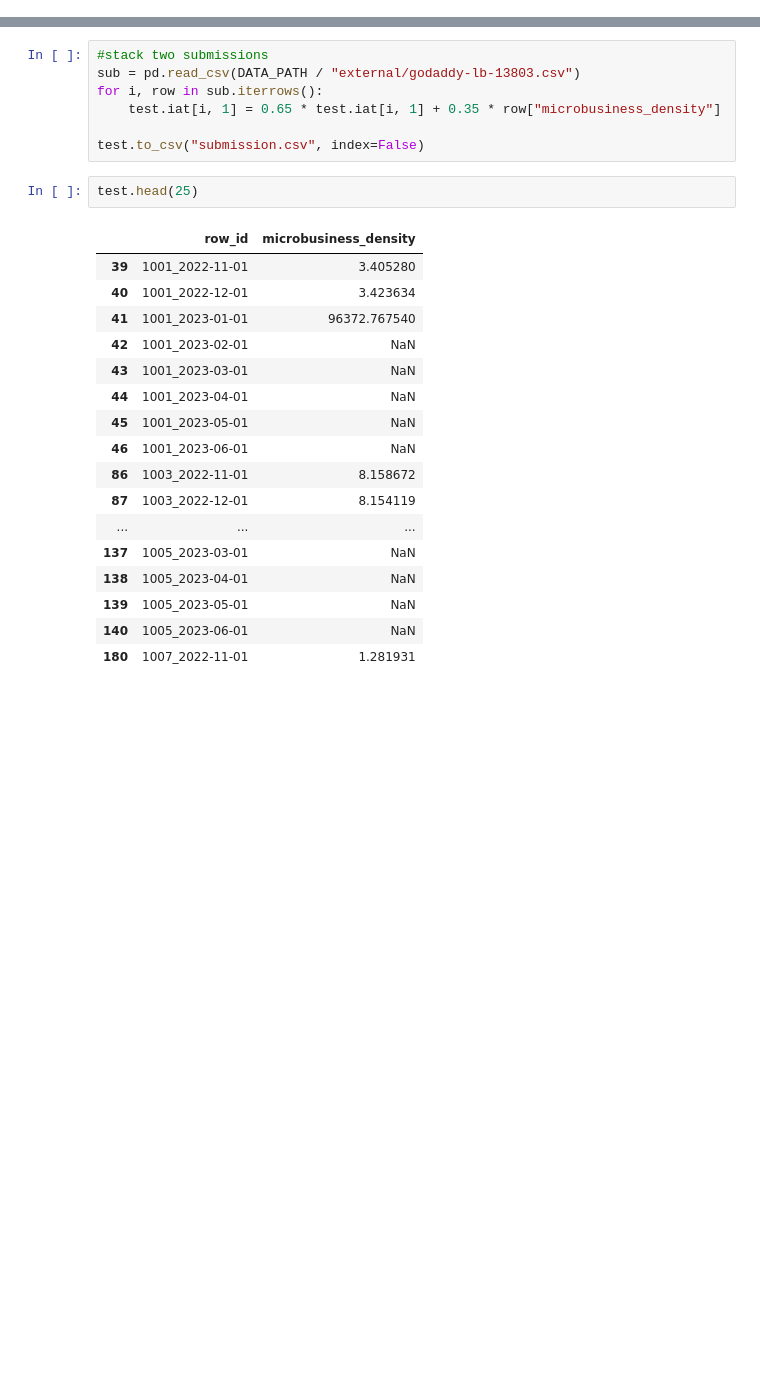
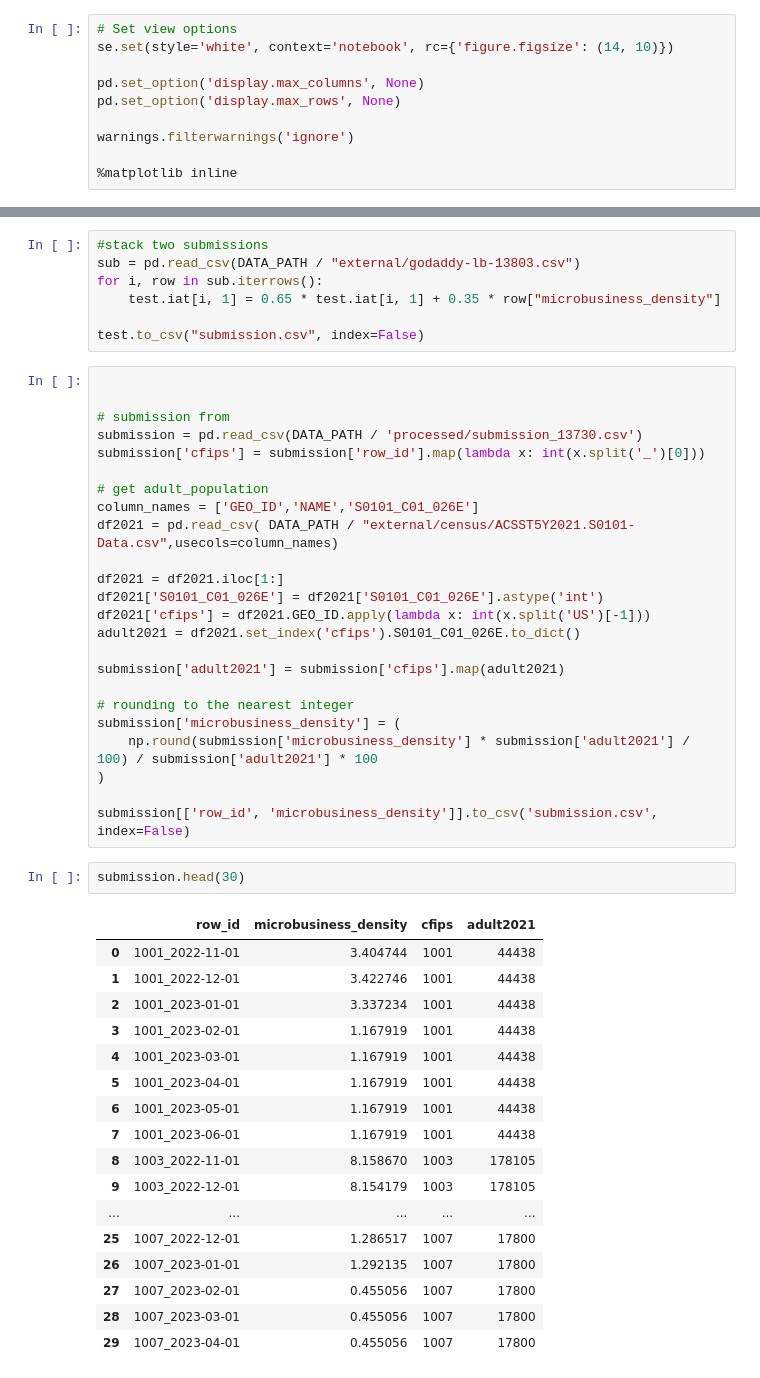
Before and after one commit to ArtemBoltaev/microbisuness_density_forecasting_kaggle, a Jupyter notebook: notebooks/godaddy-tune-catboost-by-jst.ipynb, the cells around one changed output, grey strips where cells are left out. Cells and saved outputs as stored; diff of their text form; blank space fills up the shorter version.

```diff
--- a/notebooks/godaddy-tune-catboost-by-jst.ipynb
+++ b/notebooks/godaddy-tune-catboost-by-jst.ipynb
@@ -11,3 +14,13 @@ from pathlib import Path
+# %%
+# Set view options
+se.set(style='white', context='notebook', rc={'figure.figsize': (14, 10)})
+
+pd.set_option('display.max_columns', None)
+pd.set_option('display.max_rows', None)
+
+warnings.filterwarnings('ignore')
+
+%matplotlib inline
 # %% [markdown]
 # 1.Load data
 # %%
@@ -644,23 +639,47 @@ for i, row in sub.iterrows():
     test.iat[i, 1] = 0.65 * test.iat[i, 1] + 0.35 * row["microbusiness_density"]
 
 test.to_csv("submission.csv", index=False)
+# %%
+
+
+# submission from
+submission = pd.read_csv(DATA_PATH / 'processed/submission_13730.csv')
+submission['cfips'] = submission['row_id'].map(lambda x: int(x.split('_')[0]))
+
+# get adult_population
+column_names = ['GEO_ID','NAME','S0101_C01_026E']
+df2021 = pd.read_csv( DATA_PATH / "external/census/ACSST5Y2021.S0101-Data.csv",usecols=column_names)
+
+df2021 = df2021.iloc[1:]
+df2021['S0101_C01_026E'] = df2021['S0101_C01_026E'].astype('int')
+df2021['cfips'] = df2021.GEO_ID.apply(lambda x: int(x.split('US')[-1]))
+adult2021 = df2021.set_index('cfips').S0101_C01_026E.to_dict()
+
+submission['adult2021'] = submission['cfips'].map(adult2021)
+
+# rounding to the nearest integer
+submission['microbusiness_density'] = (
+    np.round(submission['microbusiness_density'] * submission['adult2021'] / 100) / submission['adult2021'] * 100
+)
+
+submission[['row_id', 'microbusiness_density']].to_csv('submission.csv', index=False)
 # %%
-test.head(25)
+submission.head(30)
 # %% [output]
-|  | row_id | microbusiness_density |
-| 39 | 1001_2022-11-01 | 3.405280 |
-| 40 | 1001_2022-12-01 | 3.423634 |
-| 41 | 1001_2023-01-01 | 96372.767540 |
-| 42 | 1001_2023-02-01 | NaN |
-| 43 | 1001_2023-03-01 | NaN |
-| 44 | 1001_2023-04-01 | NaN |
-| 45 | 1001_2023-05-01 | NaN |
-| 46 | 1001_2023-06-01 | NaN |
-| 86 | 1003_2022-11-01 | 8.158672 |
-| 87 | 1003_2022-12-01 | 8.154119 |
-| ... | ... | ... |
-| 137 | 1005_2023-03-01 | NaN |
-| 138 | 1005_2023-04-01 | NaN |
-| 139 | 1005_2023-05-01 | NaN |
-| 140 | 1005_2023-06-01 | NaN |
-| 180 | 1007_2022-11-01 | 1.281931 |
+|  | row_id | microbusiness_density | cfips | adult2021 |
+| 0 | 1001_2022-11-01 | 3.404744 | 1001 | 44438 |
+| 1 | 1001_2022-12-01 | 3.422746 | 1001 | 44438 |
+| 2 | 1001_2023-01-01 | 3.337234 | 1001 | 44438 |
+| 3 | 1001_2023-02-01 | 1.167919 | 1001 | 44438 |
+| 4 | 1001_2023-03-01 | 1.167919 | 1001 | 44438 |
+| 5 | 1001_2023-04-01 | 1.167919 | 1001 | 44438 |
+| 6 | 1001_2023-05-01 | 1.167919 | 1001 | 44438 |
+| 7 | 1001_2023-06-01 | 1.167919 | 1001 | 44438 |
+| 8 | 1003_2022-11-01 | 8.158670 | 1003 | 178105 |
+| 9 | 1003_2022-12-01 | 8.154179 | 1003 | 178105 |
+| ... | ... | ... | ... | ... |
+| 25 | 1007_2022-12-01 | 1.286517 | 1007 | 17800 |
+| 26 | 1007_2023-01-01 | 1.292135 | 1007 | 17800 |
+| 27 | 1007_2023-02-01 | 0.455056 | 1007 | 17800 |
+| 28 | 1007_2023-03-01 | 0.455056 | 1007 | 17800 |
+| 29 | 1007_2023-04-01 | 0.455056 | 1007 | 17800 |
```
Also changed, not shown: parts of 16 cells of this notebook, 1 other file.
